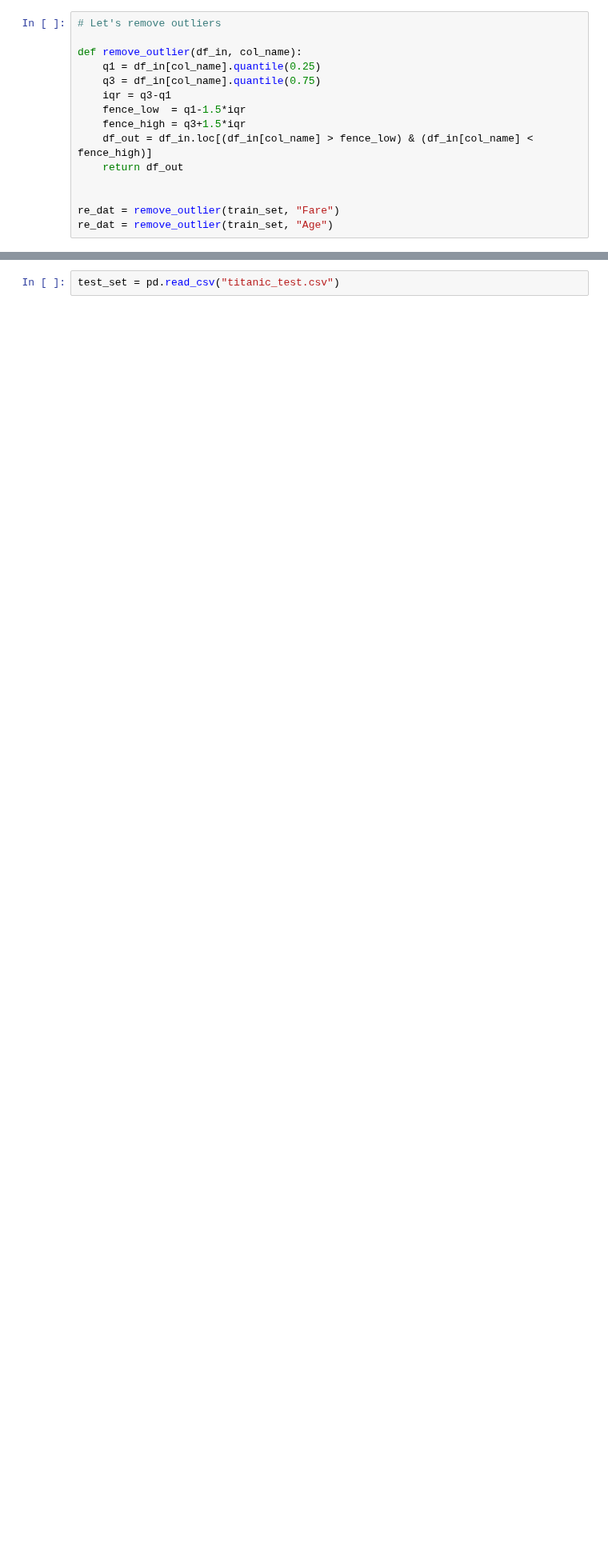
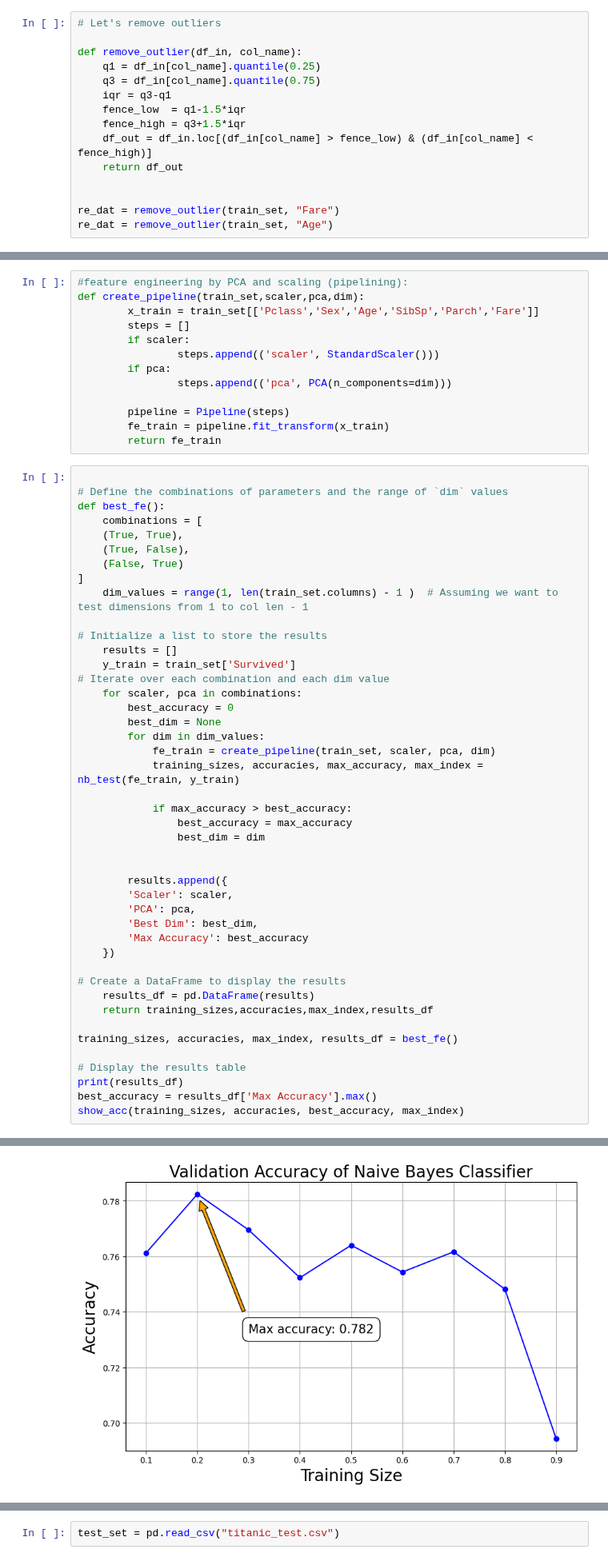
Before and after one commit to eranCat/TitanicML, a Jupyter notebook: Assignment2_supervised_learning_flow.ipynb, the cells around one changed output, grey strips where cells are left out. Shown at 80% size. Drawn from its saved outputs; the diff is of its cells as text; blank space fills up the shorter version.

```diff
--- a/Assignment2_supervised_learning_flow.ipynb
+++ b/Assignment2_supervised_learning_flow.ipynb
@@ -420,0 +465,58 @@ dtype: int64
+# %%
+#feature engineering by PCA and scaling (pipelining):
+def create_pipeline(train_set,scaler,pca,dim):
+        x_train = train_set[['Pclass','Sex','Age','SibSp','Parch','Fare']]
+        steps = []
+        if scaler:
+                steps.append(('scaler', StandardScaler()))
+        if pca:
+                steps.append(('pca', PCA(n_components=dim)))
+
+        pipeline = Pipeline(steps)
+        fe_train = pipeline.fit_transform(x_train)
+        return fe_train
+# %%
+
+# Define the combinations of parameters and the range of `dim` values
+def best_fe():
+    combinations = [
+    (True, True),
+    (True, False),
+    (False, True)
+]
+    dim_values = range(1, len(train_set.columns) - 1 )  # Assuming we want to test dimensions from 1 to col len - 1
+
+# Initialize a list to store the results
+    results = []
+    y_train = train_set['Survived']
+# Iterate over each combination and each dim value
+    for scaler, pca in combinations:
+        best_accuracy = 0
+        best_dim = None
+        for dim in dim_values:
+            fe_train = create_pipeline(train_set, scaler, pca, dim)
+            training_sizes, accuracies, max_accuracy, max_index = nb_test(fe_train, y_train)
+
+            if max_accuracy > best_accuracy:
+                best_accuracy = max_accuracy
+                best_dim = dim
+
+
+        results.append({
+        'Scaler': scaler,
+        'PCA': pca,
+        'Best Dim': best_dim,
+        'Max Accuracy': best_accuracy
+    })
+
+# Create a DataFrame to display the results
+    results_df = pd.DataFrame(results)
+    return training_sizes,accuracies,max_index,results_df
+
+training_sizes, accuracies, max_index, results_df = best_fe()
+
+# Display the results table
+print(results_df)
+best_accuracy = results_df['Max Accuracy'].max()
+show_acc(training_sizes, accuracies, best_accuracy, max_index)
+# %% [output]
@@ -421,3 +528,4 @@ dtype: int64
+[figure, added]
 # %% [markdown]
 ## Part 3 - Training flow
 Use the best combination of feature engineering, model (algorithm and hyperparameters) from the experiment part (part 2)
```
Also changed, not shown: parts of 18 cells of this notebook, 1 other file.
